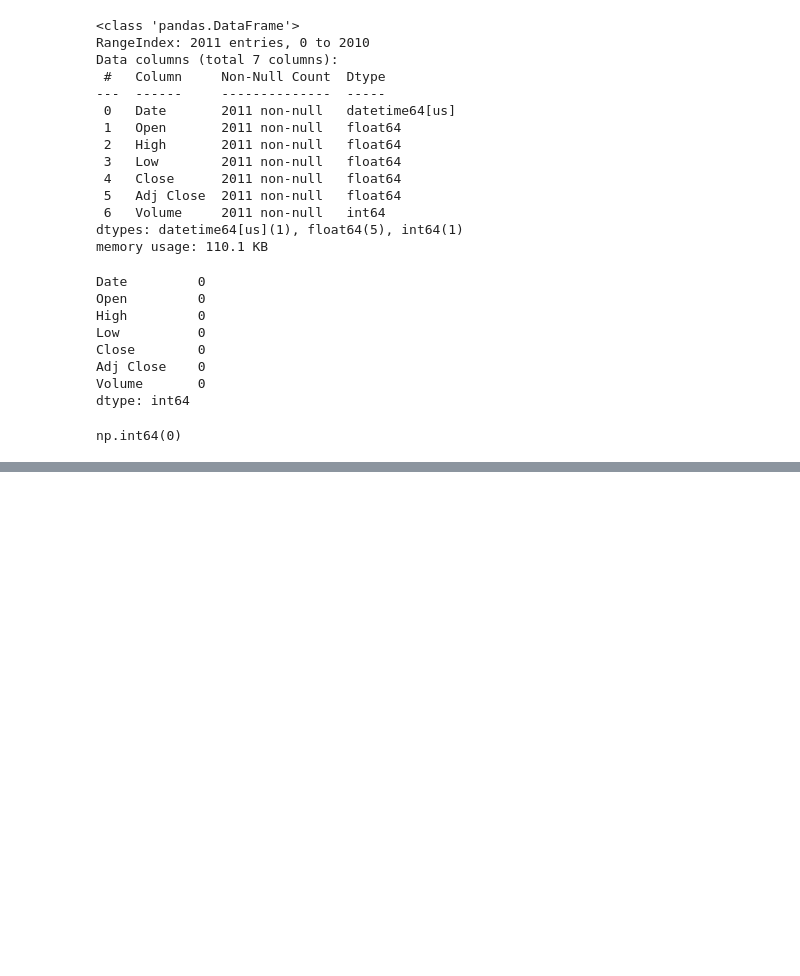
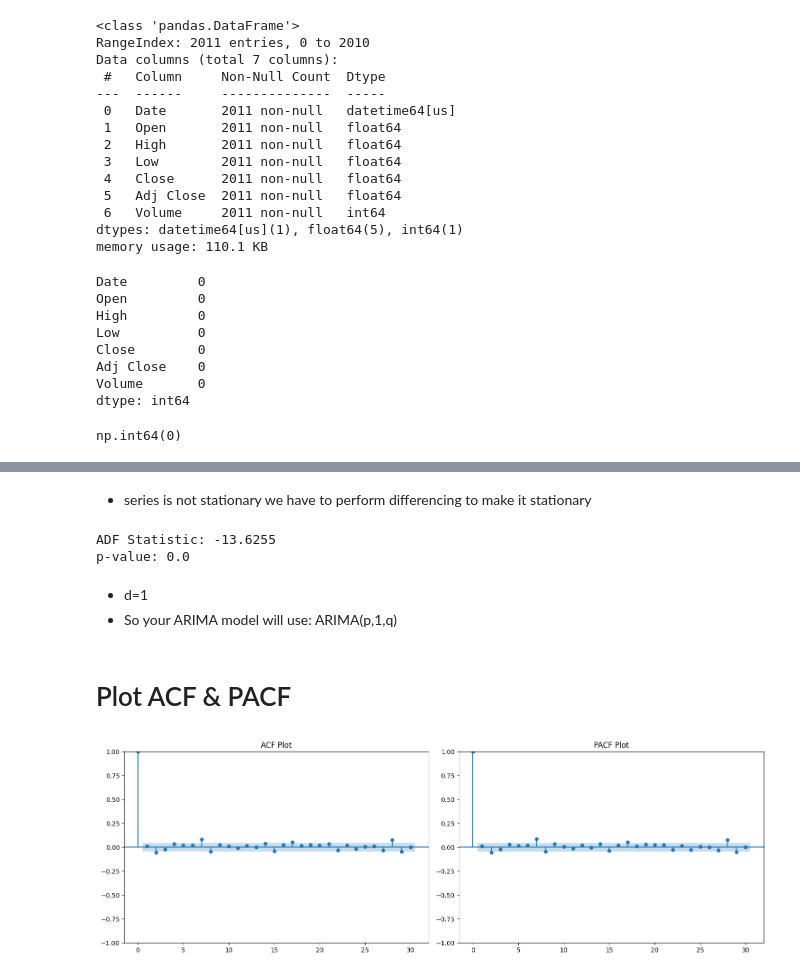
Before and after one commit to rioo09/Forcasting-Project--Apple-Stock-Price-Prediction-, a Jupyter notebook: P675.ipynb, the cells around one changed output, grey strips where cells are left out. Cells and saved outputs as stored; diff of their text form; code cells hidden in the pictures; blank space fills up the shorter version.

```diff
--- a/P675.ipynb
+++ b/P675.ipynb
@@ -69,0 +138,3 @@ fig.show()
+# %%
+u_data = df["Close"]
+u_data.head()
@@ -69,0 +164,34 @@ fig.show()
+# %% [markdown]
+- series is not stationary we have to perform differencing to make it stationary
+# %%
+data_diff = u_data.diff().dropna() #differencing the data to make it stationary
+# %%
+result = adfuller(data_diff)
+print('ADF Statistic:',np.round(result[0], 4))
+print('p-value:', np.round(result[1], 4))
+# %% [output]
+ADF Statistic: -13.6255
+p-value: 0.0
+# %% [markdown]
+- d=1
+- So your ARIMA model will use: ARIMA(p,1,q)
+# %% [markdown]
+# Plot ACF & PACF
+# %%
+from statsmodels.graphics.tsaplots import plot_acf, plot_pacf
+import matplotlib.pyplot as plt
+
+fig, axes = plt.subplots(1, 2, figsize=(15,5))
+
+# ACF Plot
+plot_acf(data_diff, lags=30, ax=axes[0])
+axes[0].set_title("ACF Plot")
+
+# PACF Plot
+plot_pacf(data_diff, lags=30, ax=axes[1])
+axes[1].set_title("PACF Plot")
+
+plt.tight_layout()
+plt.show()
+# %% [output]
+[figure, added]
```
Also changed, not shown: parts of 21 cells of this notebook.
